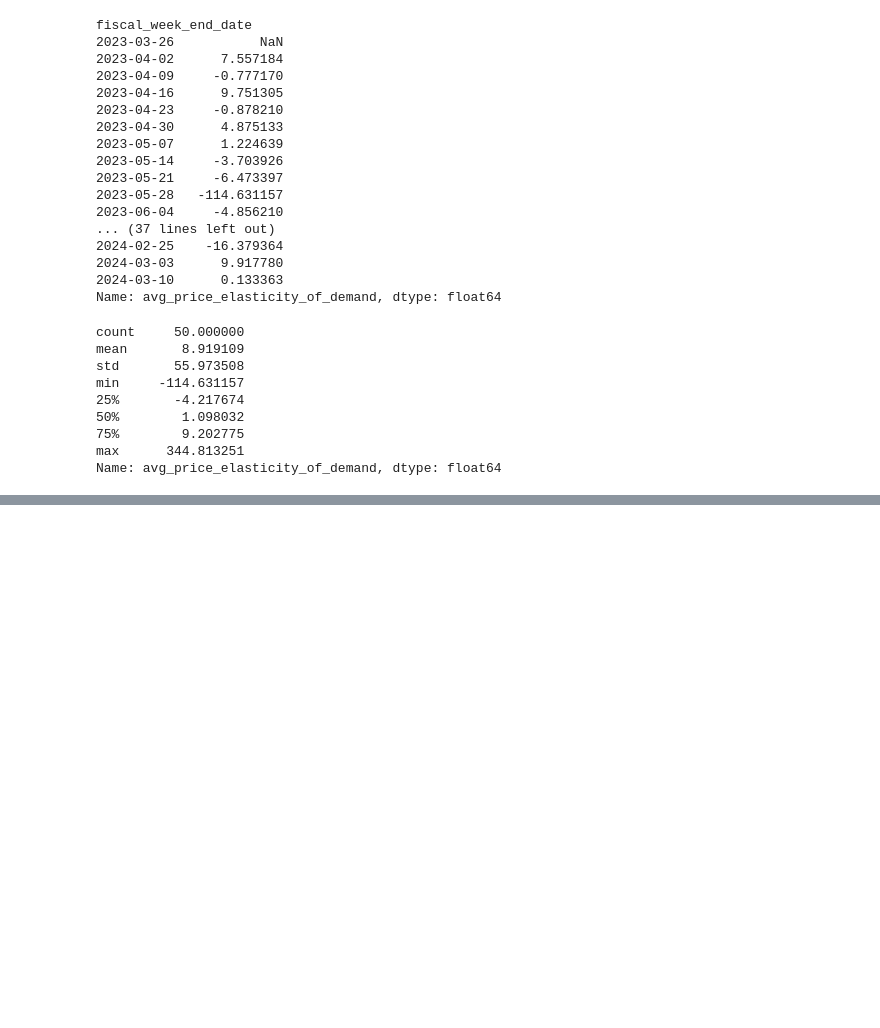
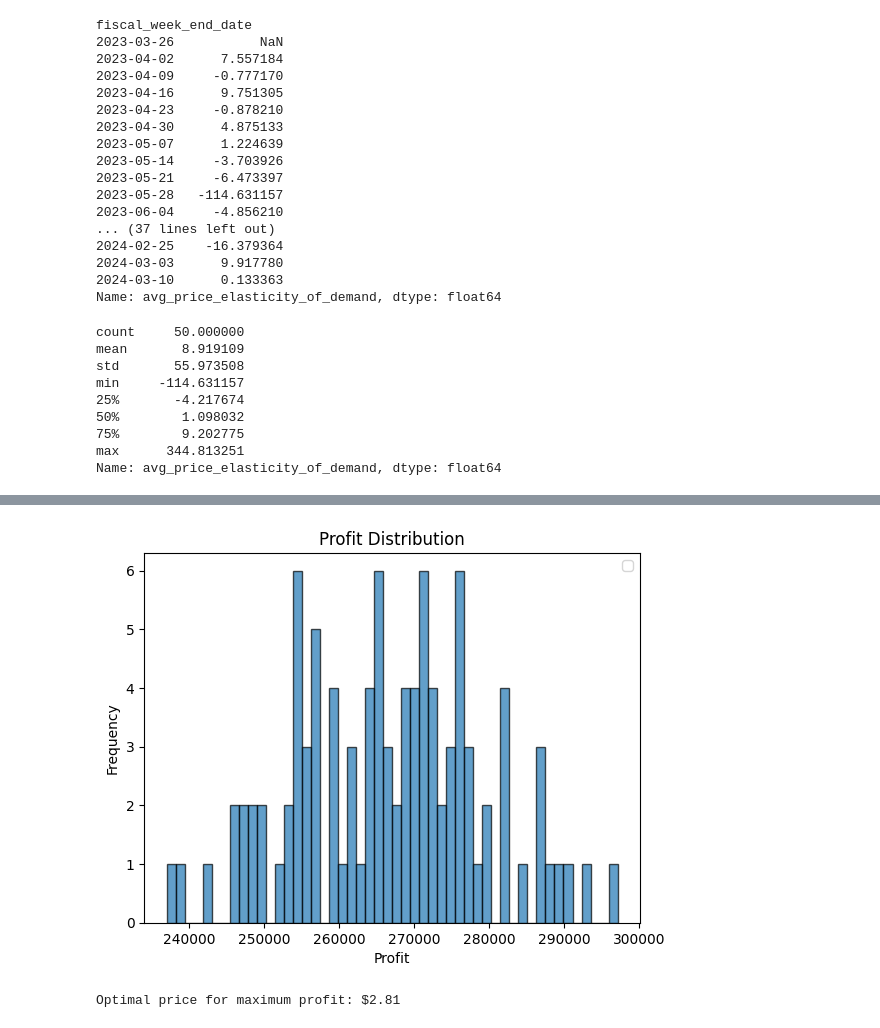
Before and after one commit to MariamAmmar/6644_Final_Project, a Jupyter notebook: BU_Florida.ipynb, the cells around one changed output, grey strips where cells are left out. Cells and saved outputs as stored; diff of their text form; code cells hidden in the pictures; blank space fills up the shorter version.

```diff
--- a/BU_Florida.ipynb
+++ b/BU_Florida.ipynb
@@ -654,0 +737,11 @@ plt.show()
+# %%
+#check normality test for total_cost
+
+stat, p = stats.shapiro(weekly_total_cost)
+
+# Interpret the results
+alpha = 0.05
+if p > alpha:
+    print('The data appears to be normally distributed (fail to reject H0).')
+else:
+    print('The data does not appear to be normally distributed (reject H0).')
@@ -799,3 +906,42 @@ min     -114.631157
 75%        9.202775
 max      344.813251
 Name: avg_price_elasticity_of_demand, dtype: float64
+# %%
+# Monte Carlo simulation to estimate the optimal price that maximizes profit.
+
+import numpy as np
+import matplotlib.pyplot as plt
+
+# Define parameters (you can adjust these based on your data)
+
+mean_demand = 251019  # Mean demand
+std_demand = 20654    # Standard deviation of demand
+mean_cost = 408204.804118
+std_cost =  33677.313093
+price_range = np.random.normal(weekly_unit_price.mean(), weekly_unit_price.std(), 100) # Possible price range
+
+
+# Generate random samples for demand
+n_iterations = 1000000
+total_demand = np.random.normal(mean_demand, std_demand, n_iterations)
+total_cost = np.random.normal(mean_cost, std_cost, n_iterations)
+
+# Calculate profit for each combination of price and demand
+profits = []
+for p in price_range:
+    profit = np.mean(p * total_demand - total_cost)
+    profits.append(profit)
+
+# Find optimal price that maximizes average profit
+optimal_price = price_range[np.argmax(profits)]
+
+# Optional: Plot profit distribution
+plt.hist(profits, bins=50, edgecolor='black', alpha=0.7)
+plt.xlabel('Profit')
+plt.ylabel('Frequency')
+plt.title('Profit Distribution')
+plt.legend()
+plt.show()
+
+print(f"Optimal price for maximum profit: ${optimal_price:.2f}")
+# %% [output]
@@ -801,0 +949,2 @@ Name: avg_price_elasticity_of_demand, dtype: float64
+[figure, added]
+Optimal price for maximum profit: $2.81
```
Also changed, not shown: parts of 14 cells of this notebook.
